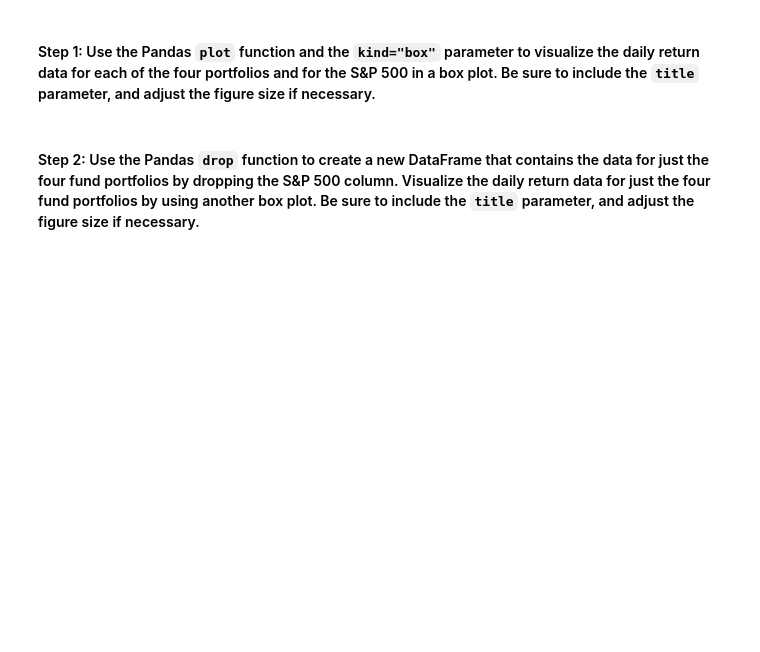
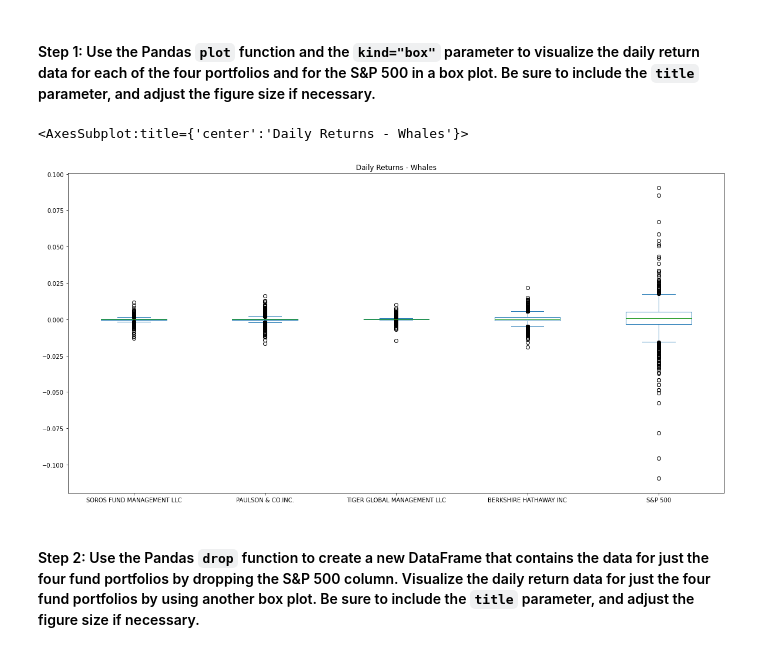
Before and after one commit to quinnwong31/RiskReturnAnalysis, a Jupyter notebook: risk_return_analysis.ipynb, the cells around one changed output. Cells and saved outputs as stored; diff of their text form; code cells hidden in the pictures; blank space fills up the shorter version.

```diff
--- a/risk_return_analysis.ipynb
+++ b/risk_return_analysis.ipynb
@@ -201,7 +201,10 @@ Analyze the volatility of each of the four fund portfolios and of the S&P 500 In
 # %%
 # Use the daily return data to create box plots to visualize the volatility of the 4 funds and the S&P 500
 # Include a title parameter and adjust the figure size
-# YOUR CODE HERE
+daily_returns.plot(kind='box', title='Daily Returns - Whales', figsize=(20,10))
+# %% [output]
+<AxesSubplot:title={'center':'Daily Returns - Whales'}>
+[figure, added]
 # %% [markdown]
 #### Step 2: Use the Pandas `drop` function to create a new DataFrame that contains the data for just the four fund portfolios by dropping the S&P 500 column. Visualize the daily return data for just the four fund portfolios by using another box plot. Be sure to include the `title` parameter, and adjust the figure size if necessary.
 # %%
```
Also changed, not shown: parts of 2 cells of this notebook.
